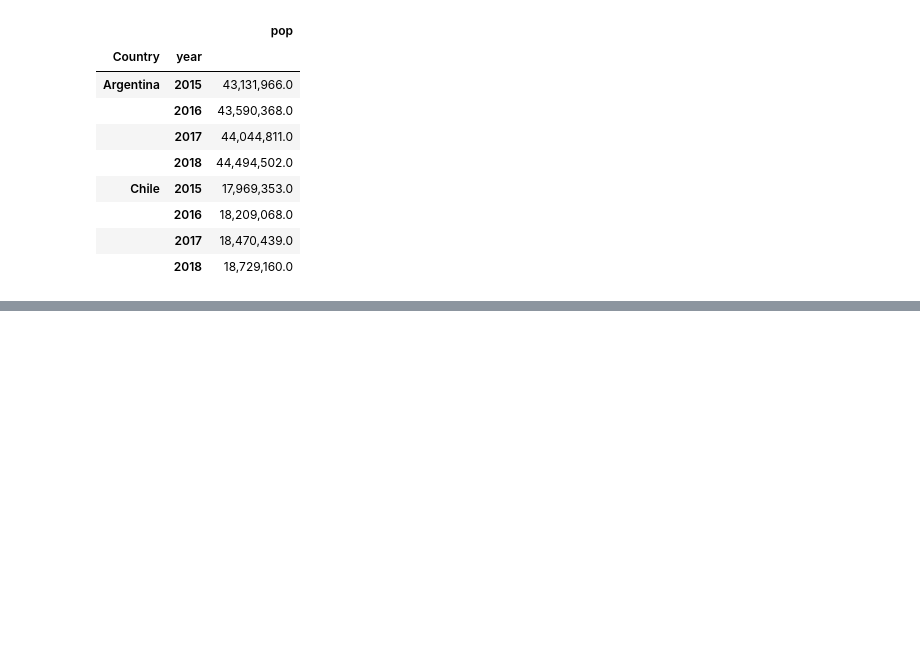
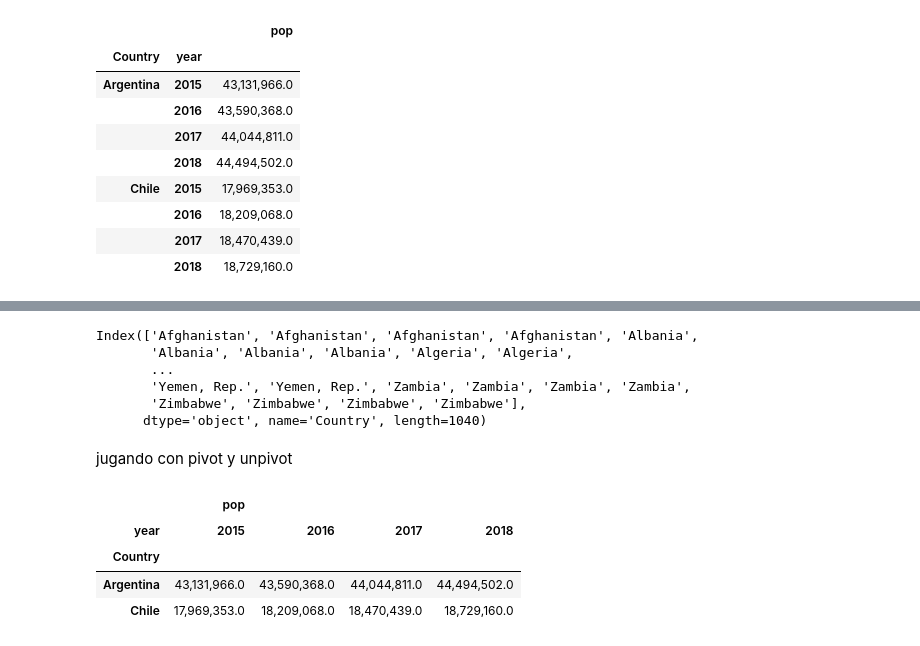
Before and after one commit to cristian-data-science/pythoncode, a Jupyter notebook: matefunc.ipynb, the cells around one changed output, grey strips where cells are left out. Drawn from its saved outputs; the diff is of its cells as text; code cells hidden in the pictures; blank space fills up the shorter version.

```diff
--- a/matefunc.ipynb
+++ b/matefunc.ipynb
@@ -150,0 +206,19 @@ df_sample
+# %%
+df_countries.index.get_level_values(0)
+# %% [output]
+Index(['Afghanistan', 'Afghanistan', 'Afghanistan', 'Afghanistan', 'Albania',
+       'Albania', 'Albania', 'Albania', 'Algeria', 'Algeria',
+       ...
+       'Yemen, Rep.', 'Yemen, Rep.', 'Zambia', 'Zambia', 'Zambia', 'Zambia',
+       'Zimbabwe', 'Zimbabwe', 'Zimbabwe', 'Zimbabwe'],
+      dtype='object', name='Country', length=1040)
+# %% [markdown]
+jugando con pivot y unpivot
+# %%
+df_sample.unstack('year')
+# %% [output]
+|  | pop |  |  |  |
+| year | 2015 | 2016 | 2017 | 2018 |
+| Country |  |  |  |  |
+| Argentina | 43,131,966.0 | 43,590,368.0 | 44,044,811.0 | 44,494,502.0 |
+| Chile | 17,969,353.0 | 18,209,068.0 | 18,470,439.0 | 18,729,160.0 |
```
Also changed, not shown: parts of 10 cells of this notebook.
